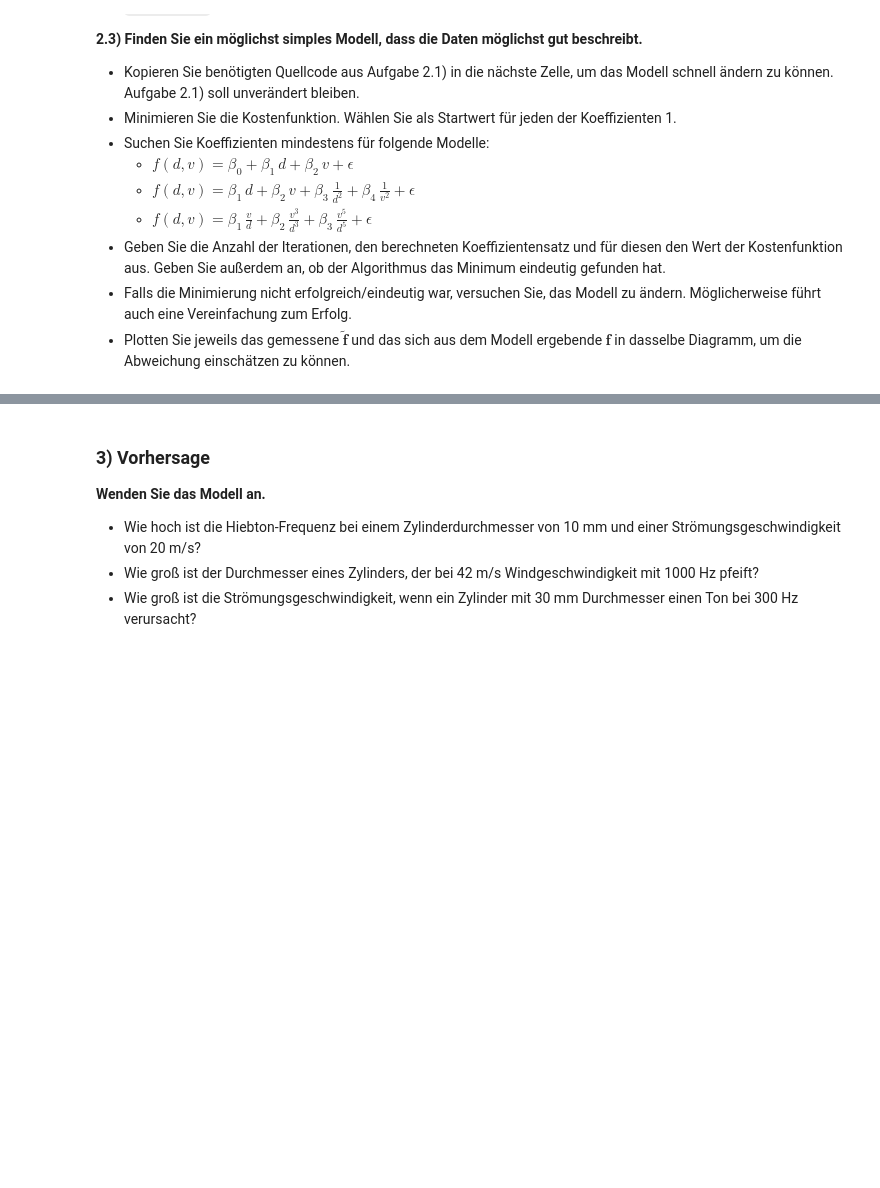
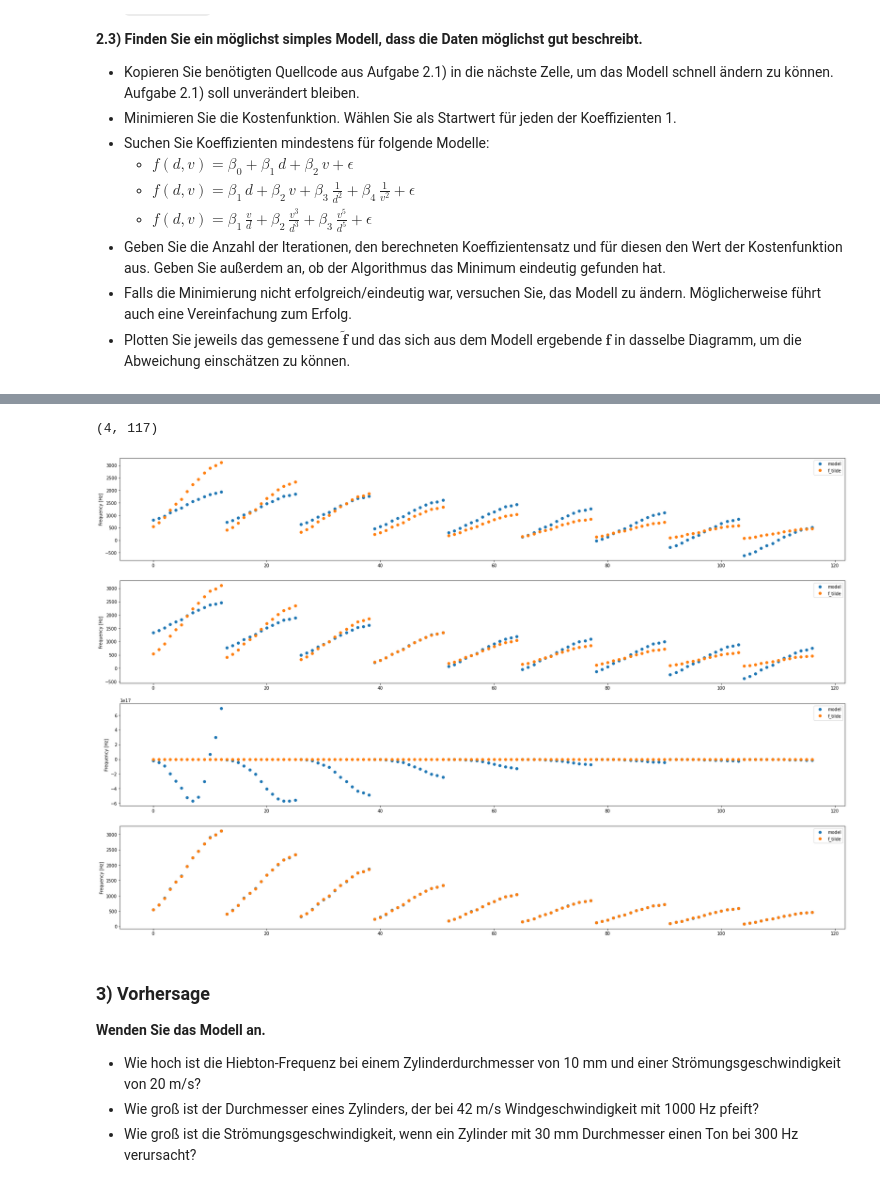
Before and after one commit to jlb-jlb/python_fuer_Ings, a Jupyter notebook: HA5/HA5_Gruppe114.ipynb, the cells around one changed output, grey strips where cells are left out. Cells and saved outputs as stored; diff of their text form; code cells hidden in the pictures; blank space fills up the shorter version.

```diff
--- a/HA5/HA5_Gruppe114.ipynb
+++ b/HA5/HA5_Gruppe114.ipynb
@@ -441,3 +464,40 @@ print(r)
+# %%
+# plotten:
+x_1 = fun_1(f,d,v)[0]
+x_2 = fun_2(f,d,v)[0]
+x_3, f_tilde = fun_3(f,d,v)
+
+x_4 = fun_4(df.to_numpy(), d*1000)[0] # diese ist nicht in SI Einheiten
+
+
+
+f_model = np.array(
+    [
+        x_1 @ r[0].x,
+        x_2 @ r[1].x,
+        x_3 @ r[2].x,
+        x_4 @ r[3].x
+    ]
+) # Matrixmultiplikation
+
+print(f_model.shape)
+# f_model
+
+
+plt.figure(5, (30,20))
+x_ax = np.arange(f_model.shape[1])
+
+for i, model in enumerate(f_model):
+    plt.subplot(f_model.shape[0],1,i+1)
+    plt.plot(x_ax, f_model[i], linestyle='none', marker='o')
+    plt.plot(x_ax, f_tilde, linestyle='none', marker='o')
+    plt.ylabel("Frequency [Hz]")
+    plt.xlabel("")
+    plt.legend(["model","f_tilde"])
+    # plt.yscale("log")
+# %% [output]
+(4, 117)
+[figure, added]
 # %% [markdown]
 ### 3) Vorhersage
 
```
Also changed, not shown: parts of 8 cells of this notebook, 1 other file.
